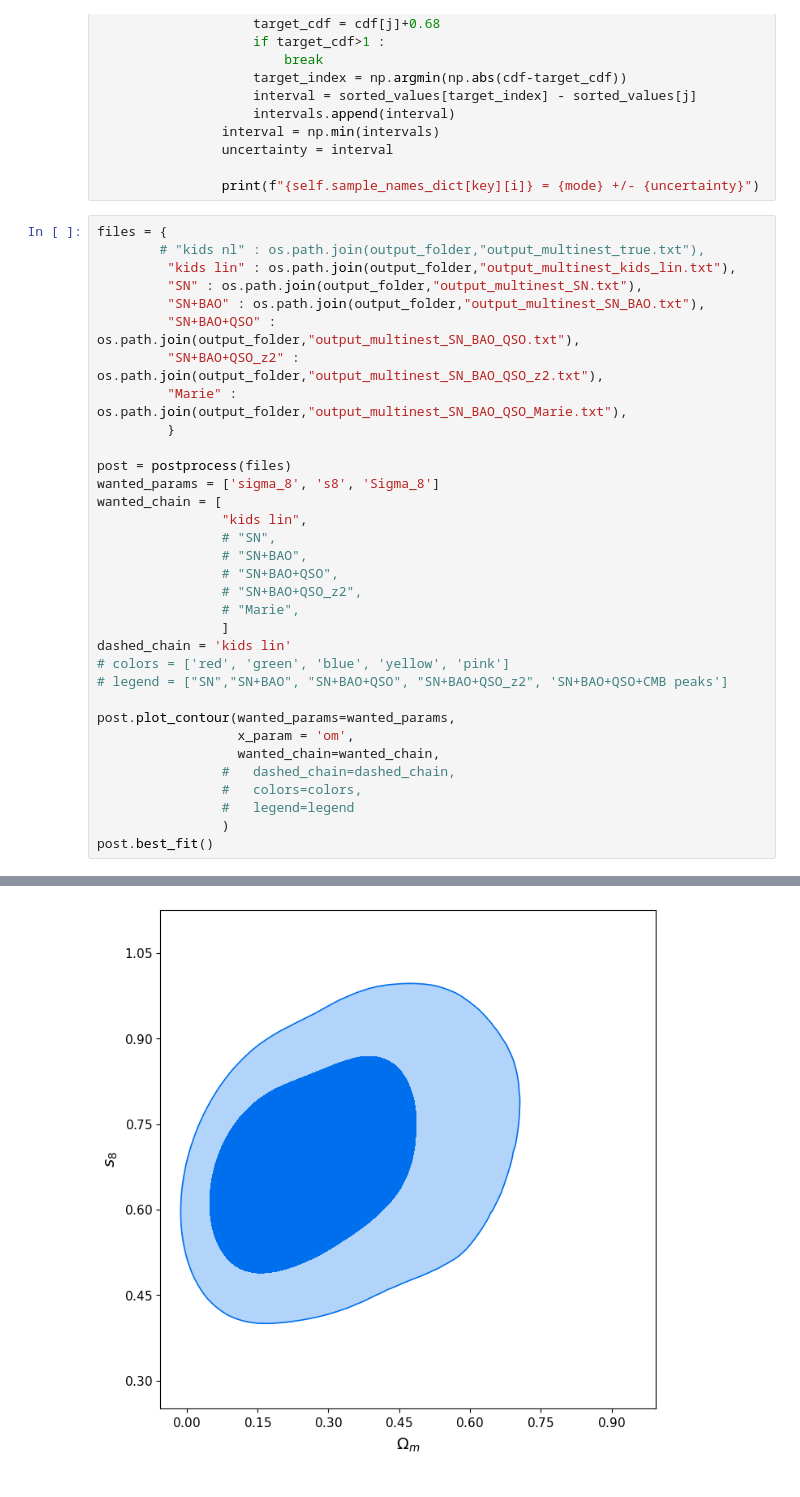
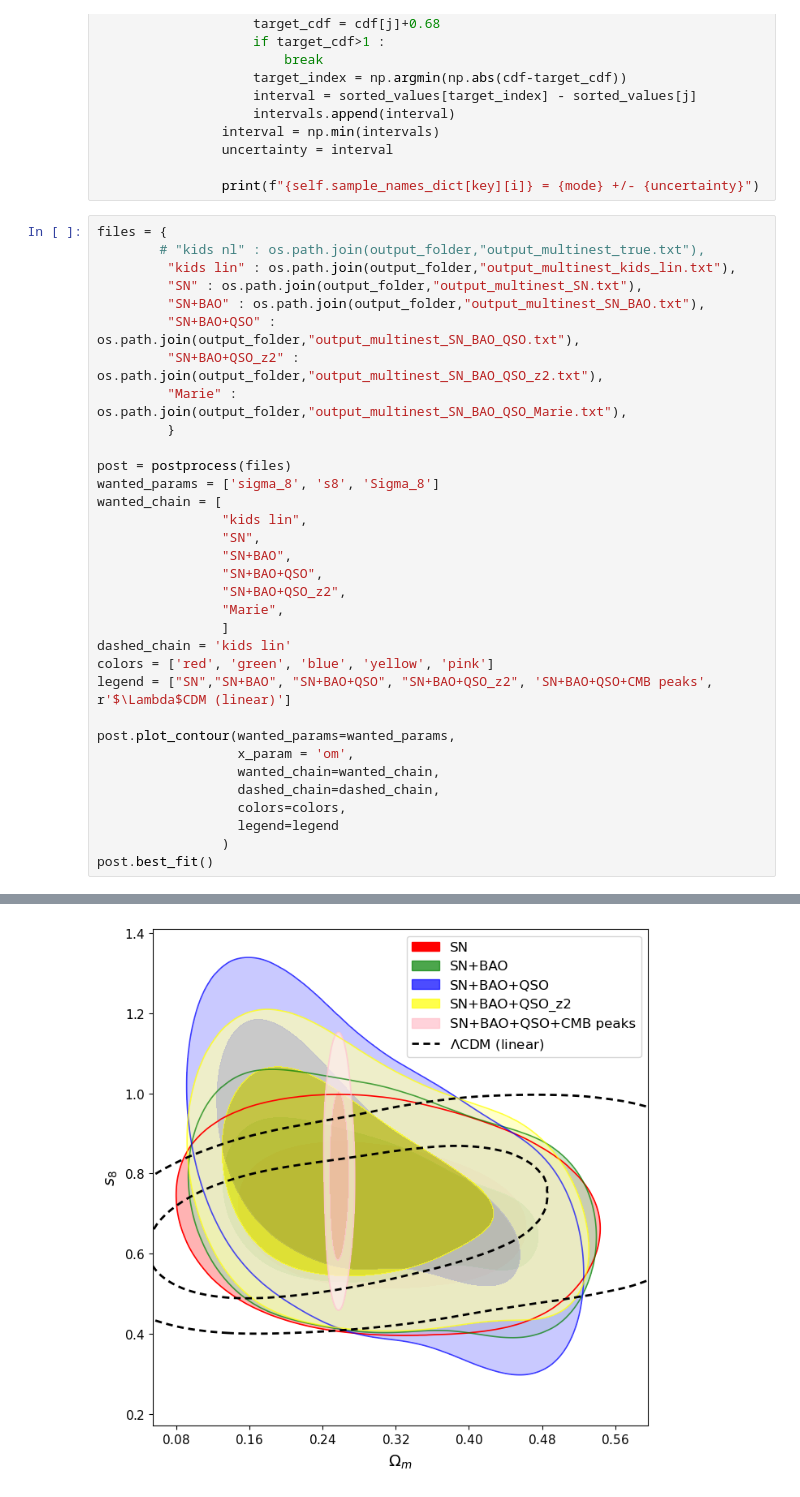
Before and after one commit to steventanady/steven_thesis, a Jupyter notebook: thesis_config/config/evaluators/marginal_mode.ipynb, the cells around one changed output, grey strips where cells are left out. Saved outputs shown, nothing was run; the diff lists cells and outputs as text.

```diff
--- a/thesis_config/config/evaluators/marginal_mode.ipynb
+++ b/thesis_config/config/evaluators/marginal_mode.ipynb
@@ -175,22 +175,22 @@ post = postprocess(files)
 wanted_params = ['sigma_8', 's8', 'Sigma_8']
 wanted_chain = [
                 "kids lin",
-                # "SN",
-                # "SN+BAO",
-                # "SN+BAO+QSO",
-                # "SN+BAO+QSO_z2",
-                # "Marie",
+                "SN",
+                "SN+BAO",
+                "SN+BAO+QSO",
+                "SN+BAO+QSO_z2",
+                "Marie",
                 ]
 dashed_chain = 'kids lin'
-# colors = ['red', 'green', 'blue', 'yellow', 'pink']
-# legend = ["SN","SN+BAO", "SN+BAO+QSO", "SN+BAO+QSO_z2", 'SN+BAO+QSO+CMB peaks']
+colors = ['red', 'green', 'blue', 'yellow', 'pink']
+legend = ["SN","SN+BAO", "SN+BAO+QSO", "SN+BAO+QSO_z2", 'SN+BAO+QSO+CMB peaks', r'$\Lambda$CDM (linear)']
 
 post.plot_contour(wanted_params=wanted_params,
                   x_param = 'om',
                   wanted_chain=wanted_chain,
-                #   dashed_chain=dashed_chain,
-                #   colors=colors,
-                #   legend=legend
+                  dashed_chain=dashed_chain,
+                  colors=colors,
+                  legend=legend
                 )
 post.best_fit()
 # %% [output]
@@ -221 +221 @@ Sigma_8 = 0.7474092083271777 +/- 0.2577472469166955
-[figure, old version]
+[figure, new version]
```
Also changed, not shown: parts of 1 cell of this notebook.
